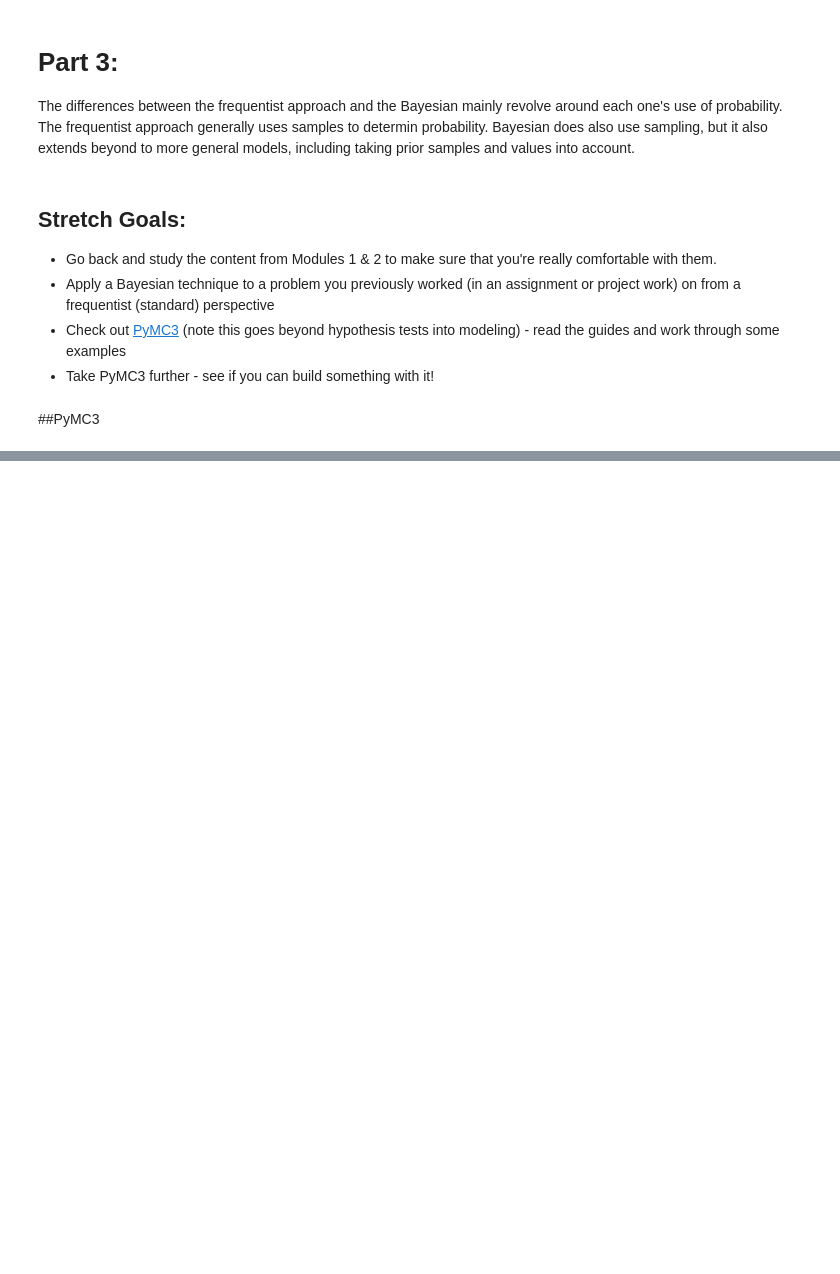
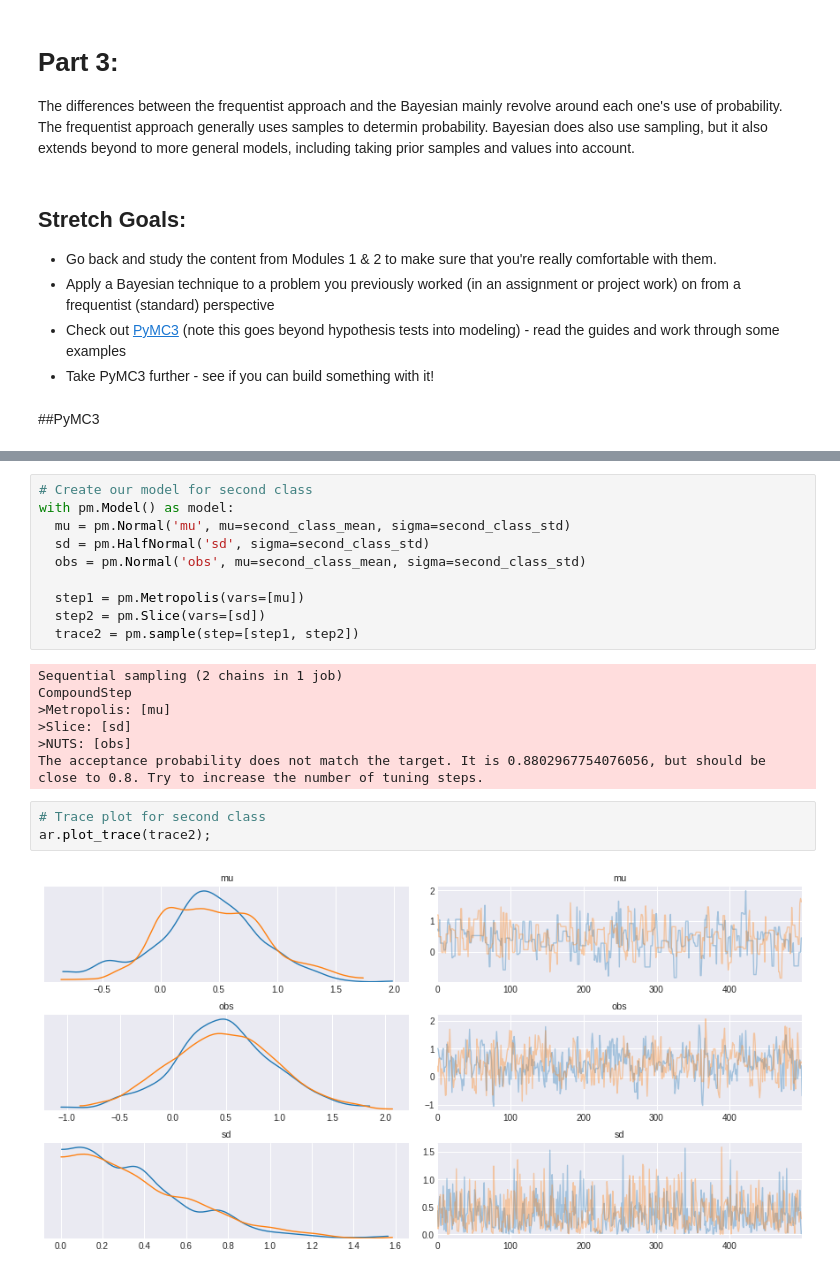
Before and after one commit to Daniel-Benson-Poe/DS-Unit-1-Sprint-2-Statistics, a Jupyter notebook: db_LS_DS_123_Introduction_to_Bayesian_Inference_Assignment.ipynb, the cells around one changed output, grey strips where cells are left out. Drawn from its saved outputs; the diff is of its cells as text; blank space fills up the shorter version.

```diff
--- a/db_LS_DS_123_Introduction_to_Bayesian_Inference_Assignment.ipynb
+++ b/db_LS_DS_123_Introduction_to_Bayesian_Inference_Assignment.ipynb
@@ -364,0 +568,22 @@ The differences between the frequentist approach and the Bayesian mainly revolve
+# %%
+# Create our model for second class
+with pm.Model() as model:
+  mu = pm.Normal('mu', mu=second_class_mean, sigma=second_class_std)
+  sd = pm.HalfNormal('sd', sigma=second_class_std)
+  obs = pm.Normal('obs', mu=second_class_mean, sigma=second_class_std)
+
+  step1 = pm.Metropolis(vars=[mu])
+  step2 = pm.Slice(vars=[sd])
+  trace2 = pm.sample(step=[step1, step2])
+# %% [output]
+Sequential sampling (2 chains in 1 job)
+CompoundStep
+>Metropolis: [mu]
+>Slice: [sd]
+>NUTS: [obs]
+The acceptance probability does not match the target. It is 0.8802967754076056, but should be close to 0.8. Try to increase the number of tuning steps.
+# %%
+# Trace plot for second class
+ar.plot_trace(trace2);
+# %% [output]
+[figure, added]
```
Also changed, not shown: parts of 39 cells of this notebook.
